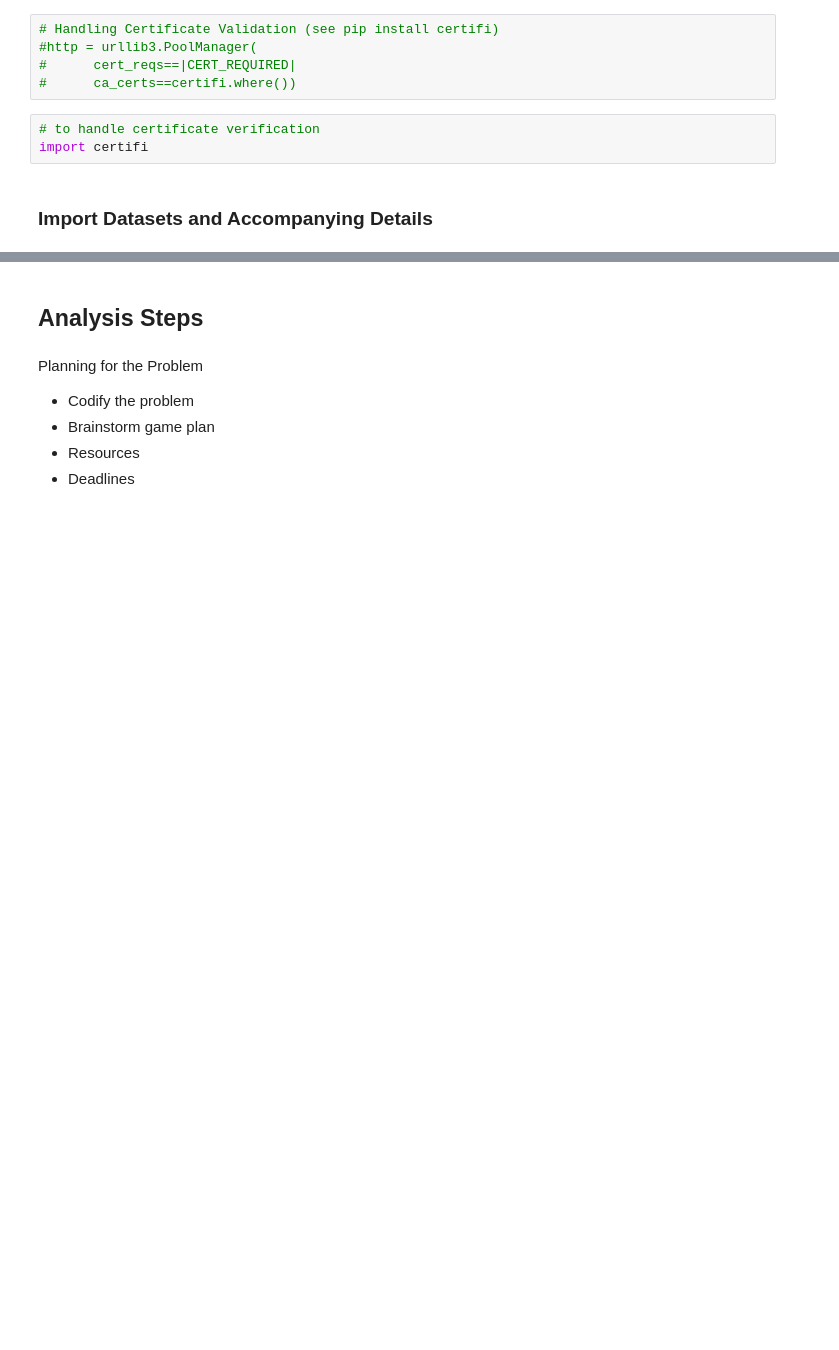
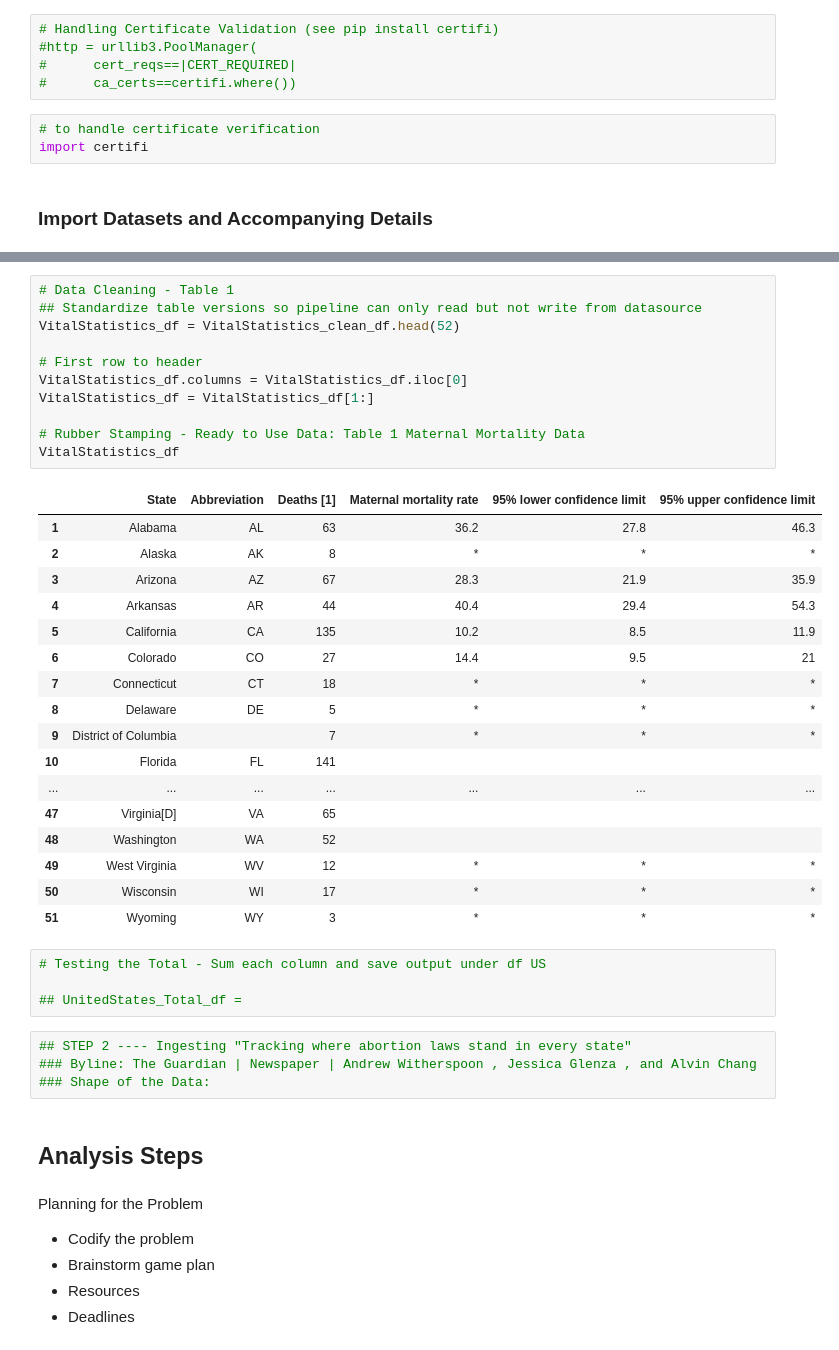
Before and after one commit to TuckerRasbury/00_MaternalMortalityandAbortionRelatedStatistics, a Jupyter notebook: # 01. Data Wrangling Public Datasets for a Cause/01_DataWrangling_PublicData.ipynb, the cells around one changed output, grey strips where cells are left out. Cells and saved outputs as stored; diff of their text form; blank space fills up the shorter version.

```diff
--- a/# 01. Data Wrangling Public Datasets for a Cause/01_DataWrangling_PublicData.ipynb
+++ b/# 01. Data Wrangling Public Datasets for a Cause/01_DataWrangling_PublicData.ipynb
@@ -145,3 +175,40 @@ URLError: <urlopen error [SSL: CERTIFICATE_VERIFY_FAILED] certificate verify fai
+# %%
+# Data Cleaning - Table 1
+## Standardize table versions so pipeline can only read but not write from datasource
+VitalStatistics_df = VitalStatistics_clean_df.head(52)
+
+# First row to header
+VitalStatistics_df.columns = VitalStatistics_df.iloc[0]
+VitalStatistics_df = VitalStatistics_df[1:]
+
+# Rubber Stamping - Ready to Use Data: Table 1 Maternal Mortality Data
+VitalStatistics_df
+# %% [output]
+|  | State | Abbreviation | Deaths [1] | Maternal mortality rate | 95% lower confidence limit | 95% upper confidence limit |
+| 1 | Alabama | AL | 63 | 36.2 | 27.8 | 46.3 |
+| 2 | Alaska | AK | 8 | * | * | * |
+| 3 | Arizona | AZ | 67 | 28.3 | 21.9 | 35.9 |
+| 4 | Arkansas | AR | 44 | 40.4 | 29.4 | 54.3 |
+| 5 | California | CA | 135 | 10.2 | 8.5 | 11.9 |
+| 6 | Colorado | CO | 27 | 14.4 | 9.5 | 21 |
+| 7 | Connecticut | CT | 18 | * | * | * |
+| 8 | Delaware | DE | 5 | * | * | * |
+| 9 | District of Columbia |  | 7 | * | * | * |
+| 10 | Florida | FL | 141 |  |  |  |
+| ... | ... | ... | ... | ... | ... | ... |
+| 47 | Virginia[D] | VA | 65 |  |  |  |
+| 48 | Washington | WA | 52 |  |  |  |
+| 49 | West Virginia | WV | 12 | * | * | * |
+| 50 | Wisconsin | WI | 17 | * | * | * |
+| 51 | Wyoming | WY | 3 | * | * | * |
+# %%
+# Testing the Total - Sum each column and save output under df US
+
+## UnitedStates_Total_df =
+# %%
+## STEP 2 ---- Ingesting "Tracking where abortion laws stand in every state"
+### Byline: The Guardian | Newspaper | Andrew Witherspoon , Jessica Glenza , and Alvin Chang
+### Shape of the Data:
 # %% [markdown]
 ## Analysis Steps
 # %% [markdown]
```
Also changed, not shown: parts of 6 cells of this notebook.
